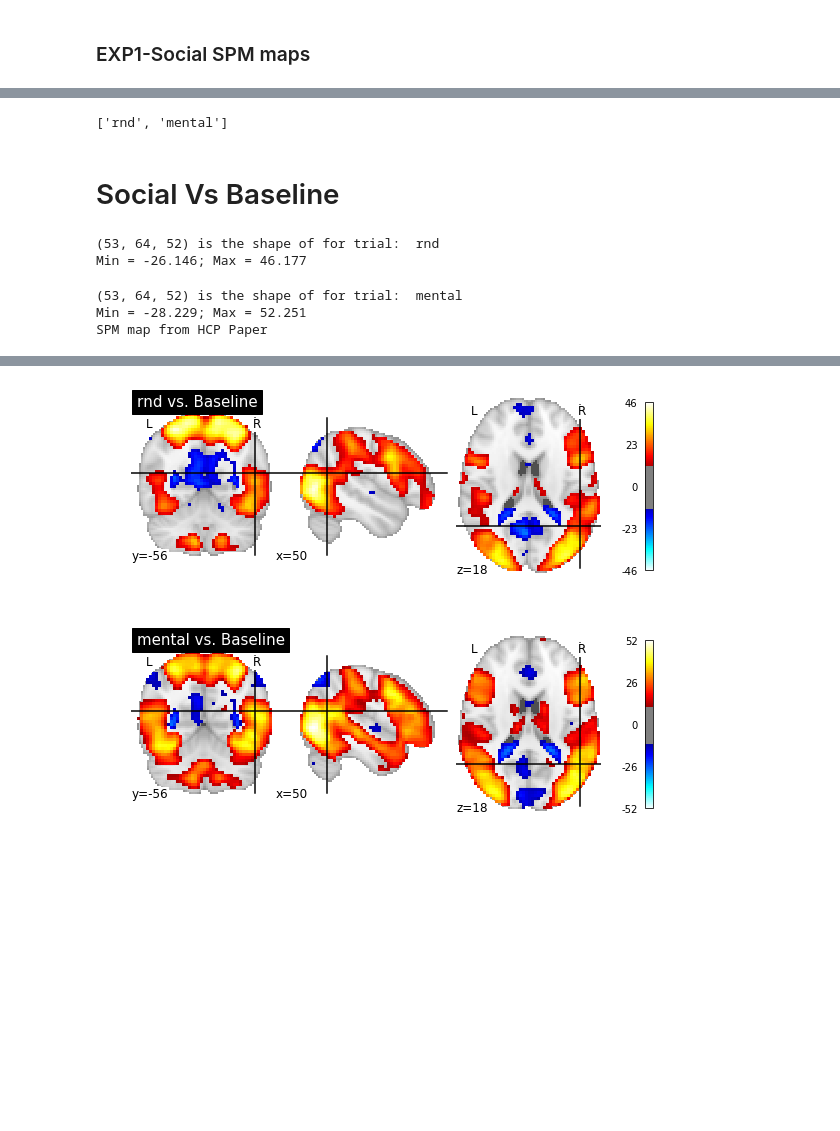
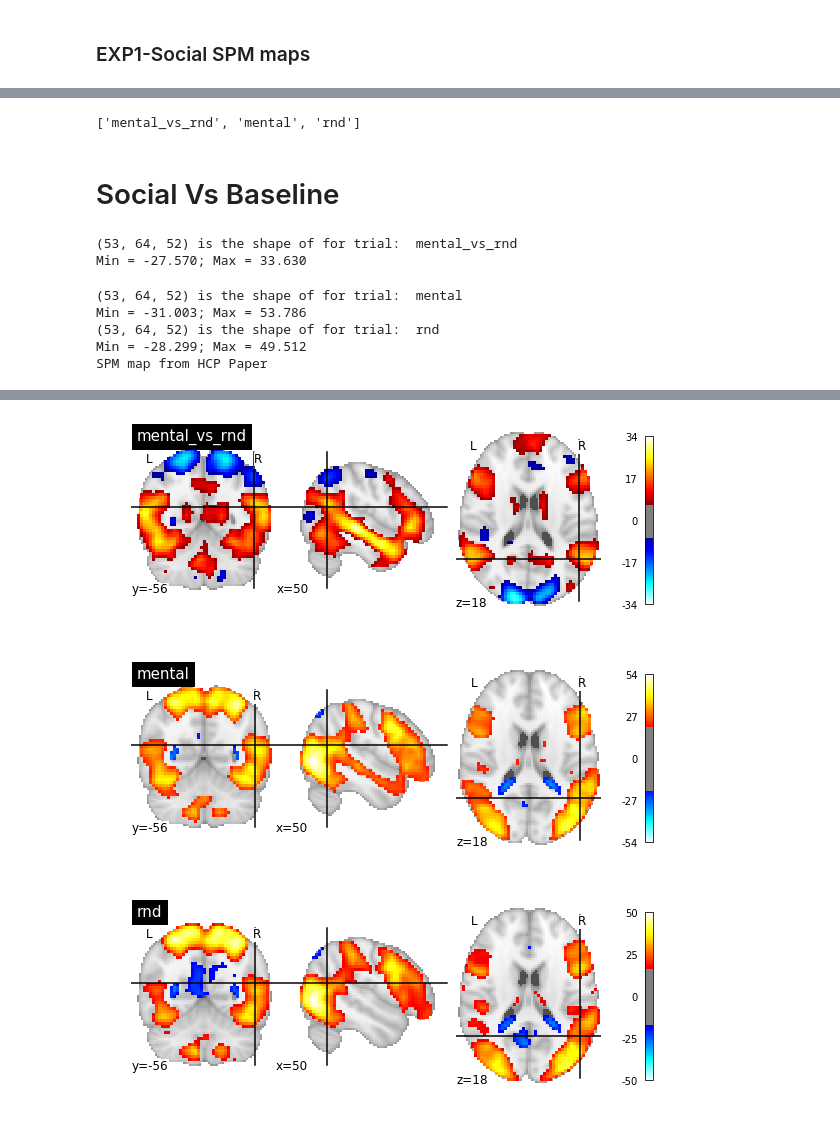
Before and after one commit to SIMEXP/hcp, a Jupyter notebook: hcp_activation_maps_social.ipynb, the cells around one changed output, grey strips where cells are left out. Drawn from its saved outputs; the diff is of its cells as text; code cells hidden in the pictures; blank space fills up the shorter version.

```diff
--- a/hcp_activation_maps_social.ipynb
+++ b/hcp_activation_maps_social.ipynb
@@ -24,7 +25,9 @@ import nibabel as nib
 %matplotlib inline
 # %%
 # Set path
-path_root = "/home/yassinebha/Drive/HCP/"
+#path_root = "/home/yassinebha/Drive/HCP/"
+path_root = "/media/yassinebha/database29/Drive/HCP/"
+
 path_rmaps = os.path.join(path_root,"subtypes_scores/26-10-2016/hcp_social_mental_activation_maps_04-May-2017/group_maps/")
 rmaps_file_pattern = "{}.nii.gz"
 # %%
@@ -32,33 +35,36 @@ rmaps_file_pattern = "{}.nii.gz"
 trial_names = [f[:-7] for f in os.listdir(path_rmaps)]
 trial_names
 # %% [output]
-['rnd', 'mental']
+['mental_vs_rnd', 'mental', 'rnd']
 # %% [markdown]
 # Social Vs Baseline
 # %%
 for index, trial in enumerate(trial_names):
     trial_file = os.path.join(path_rmaps, rmaps_file_pattern.format(trial))
     in_vol=nib.load(trial_file)
 
     print("(%s, %s, %s) is the shape of for trial: " %  in_vol.shape, trial)
     print("Min = %.3f; Max = %.3f" % (in_vol.get_data().min(), in_vol.get_data().max()))
 
 
     # Plot volume
-    display = plotting.plot_stat_map(in_vol, threshold= 12,
+    display = plotting.plot_stat_map(in_vol, threshold= np.percentile(in_vol.get_data(),90),
                                      cut_coords=(50,-56, 18),
-                                     title= "%s vs. Baseline" % trial
+                                     title= "%s" % trial
                                     )
 from IPython.display import Image
 print ("SPM map from HCP Paper")
 Image(url= "https://www.ncbi.nlm.nih.gov/pmc/articles/PMC4011498/bin/nihms569034f9.jpg")
 # %% [output]
-(53, 64, 52) is the shape of for trial:  rnd
-Min = -26.146; Max = 46.177
+(53, 64, 52) is the shape of for trial:  mental_vs_rnd
+Min = -27.570; Max = 33.630
 (53, 64, 52) is the shape of for trial:  mental
-Min = -28.229; Max = 52.251
+Min = -31.003; Max = 53.786
+(53, 64, 52) is the shape of for trial:  rnd
+Min = -28.299; Max = 49.512
 SPM map from HCP Paper
 [interactive output not drawn]
-[figure, old version]
+[figure, new version]
-[figure, old version]
+[figure, new version]
+[figure, added]
 # %%
```
Also changed, not shown: parts of 4 cells of this notebook, 10 other files.
